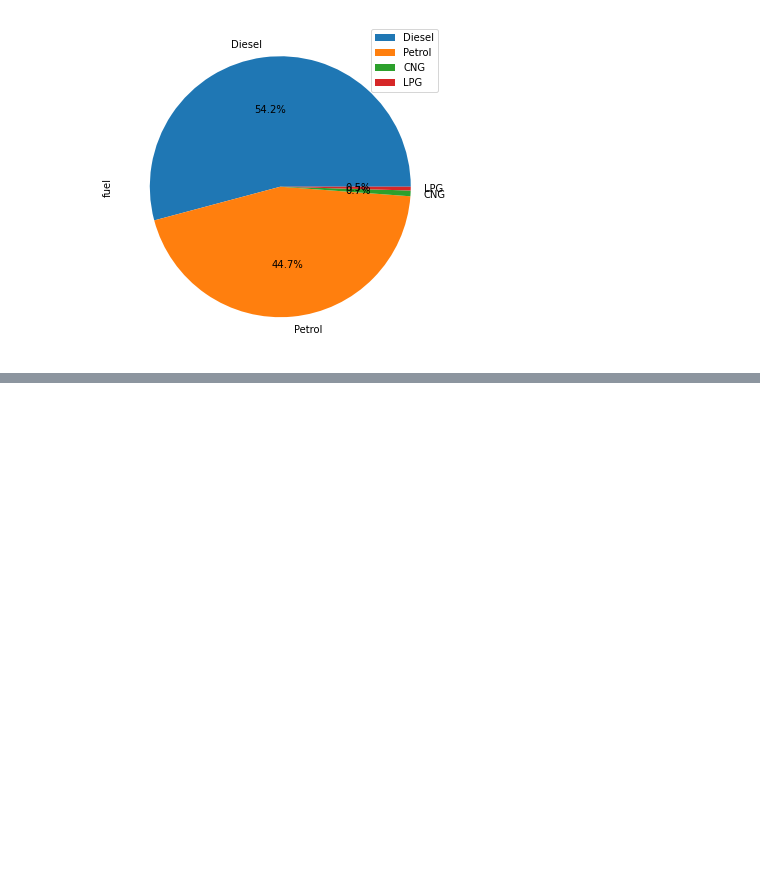
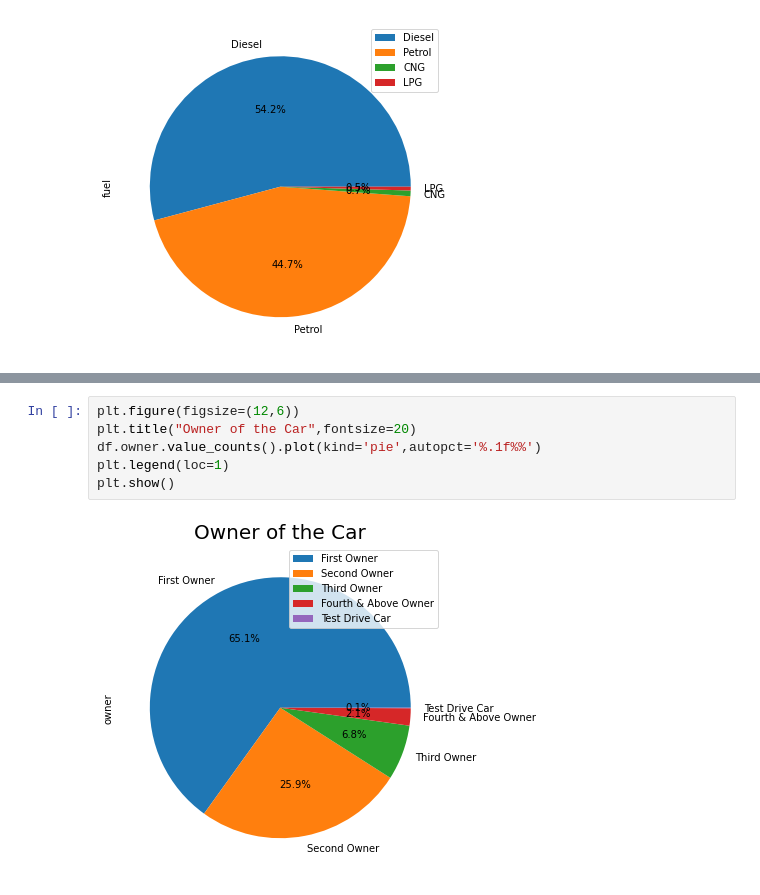
Before and after one commit to Sialsanwal/Data-Science, a Jupyter notebook: Machine learning Model/Regression Model/Project 1/Car Price EDA.ipynb, the cells around one changed output, grey strips where cells are left out. Drawn from its saved outputs; the diff is of its cells as text; blank space fills up the shorter version.

```diff
--- a/Machine learning Model/Regression Model/Project 1/Car Price EDA.ipynb
+++ b/Machine learning Model/Regression Model/Project 1/Car Price EDA.ipynb
@@ -156,0 +206,8 @@ pd.DataFrame(df.fuel.value_counts()/len(df)*100)
+# %%
+plt.figure(figsize=(12,6))
+plt.title("Owner of the Car",fontsize=20)
+df.owner.value_counts().plot(kind='pie',autopct='%.1f%%')
+plt.legend(loc=1)
+plt.show()
+# %% [output]
+[figure, added]
```
Also changed, not shown: parts of 17 cells of this notebook.
